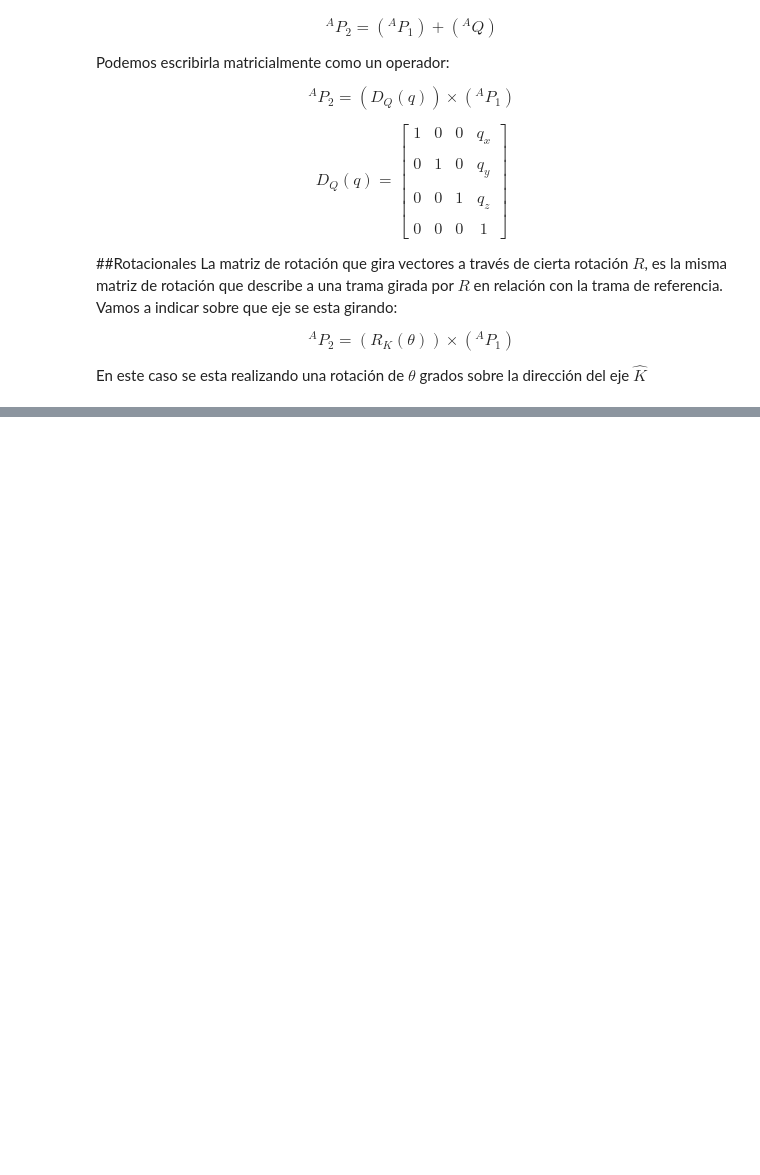
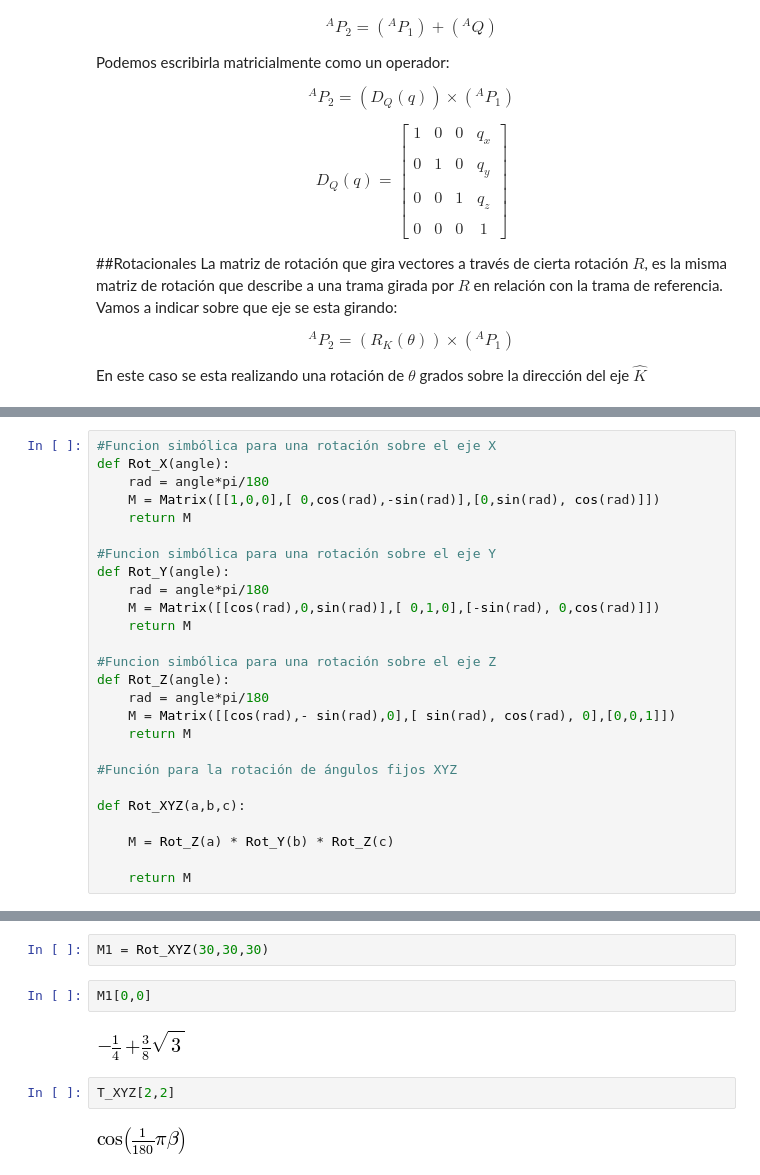
Before and after one commit to elsuizo/Control_de_robots_py, a Jupyter notebook: teoria_ejemplos.ipynb, the cells around one changed output, grey strips where cells are left out. Cells and saved outputs as stored; diff of their text form; blank space fills up the shorter version.

```diff
--- a/teoria_ejemplos.ipynb
+++ b/teoria_ejemplos.ipynb
@@ -144,0 +176,26 @@ En este caso se esta realizando una rotación de $\theta$ grados sobre la direcc
+# %%
+#Funcion simbólica para una rotación sobre el eje X
+def Rot_X(angle):
+    rad = angle*pi/180
+    M = Matrix([[1,0,0],[ 0,cos(rad),-sin(rad)],[0,sin(rad), cos(rad)]])
+    return M
+
+#Funcion simbólica para una rotación sobre el eje Y
+def Rot_Y(angle):
+    rad = angle*pi/180
+    M = Matrix([[cos(rad),0,sin(rad)],[ 0,1,0],[-sin(rad), 0,cos(rad)]])
+    return M
+
+#Funcion simbólica para una rotación sobre el eje Z
+def Rot_Z(angle):
+    rad = angle*pi/180
+    M = Matrix([[cos(rad),- sin(rad),0],[ sin(rad), cos(rad), 0],[0,0,1]])
+    return M
+
+#Función para la rotación de ángulos fijos XYZ
+
+def Rot_XYZ(a,b,c):
+
+    M = Rot_Z(a) * Rot_Y(b) * Rot_Z(c)
+
+    return M
@@ -144,0 +209,10 @@ En este caso se esta realizando una rotación de $\theta$ grados sobre la direcc
+# %%
+M1 = Rot_XYZ(30,30,30)
+# %%
+M1[0,0]
+# %% [output]
+[figure, added]
+# %%
+T_XYZ[2,2]
+# %% [output]
+[figure, added]
```
Also changed, not shown: parts of 4 cells of this notebook.
